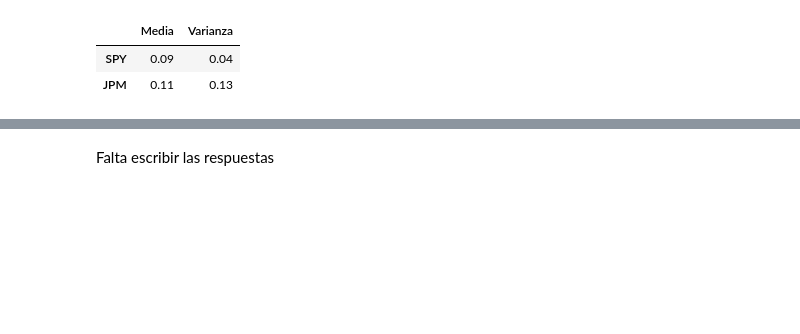
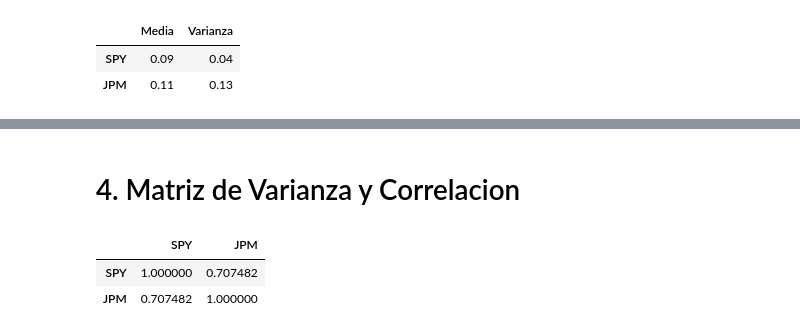
Before and after one commit to Egeekle/CAPM_Finance, a Jupyter notebook: tarea.ipynb, the cells around one changed output, grey strips where cells are left out. Drawn from its saved outputs; the diff is of its cells as text; code cells hidden in the pictures; blank space fills up the shorter version.

```diff
--- a/tarea.ipynb
+++ b/tarea.ipynb
@@ -139,2 +132,8 @@ sns.heatmap(cov,linecolor="white",robust=False,fmt=".2g",annot=True)
-# %% [markdown]
-Falta escribir las respuestas
+# %% [markdown]
+# 4. Matriz de Varianza y Correlacion
+# %%
+log_returns.corr()
+# %% [output]
+|  | SPY | JPM |
+| SPY | 1.000000 | 0.707482 |
+| JPM | 0.707482 | 1.000000 |
```
Also changed, not shown: parts of 23 cells of this notebook.
